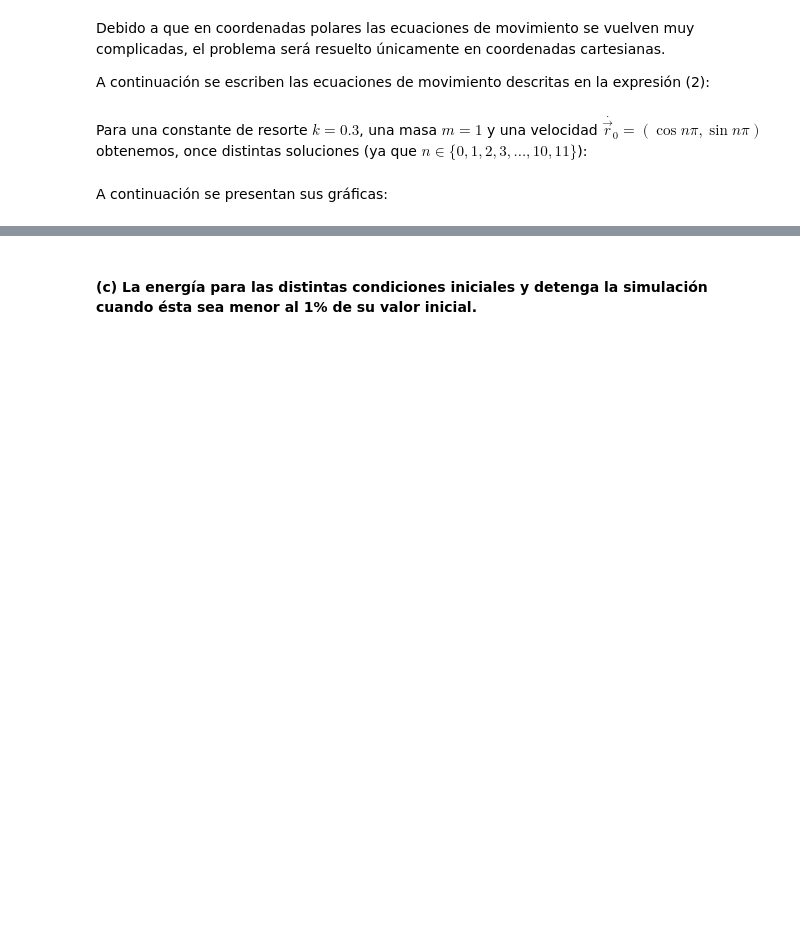
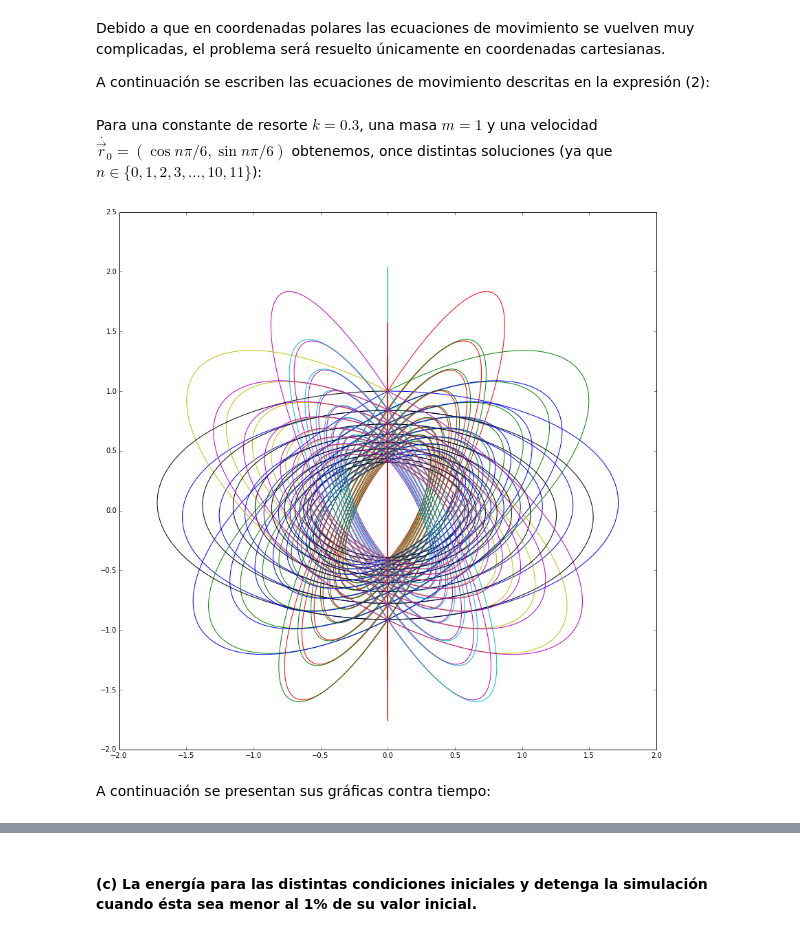
Before and after one commit to Erandii/Tareas, a Jupyter notebook: Tareas/TAREA-EXAMEN.1/Pregunta_1.ipynb, the cells around one changed output, grey strips where cells are left out. Saved outputs shown, nothing was run; the diff lists cells and outputs as text; code cells hidden in the pictures; blank space fills up the shorter version.

```diff
--- a/Tareas/TAREA-EXAMEN.1/Pregunta_1.ipynb
+++ b/Tareas/TAREA-EXAMEN.1/Pregunta_1.ipynb
@@ -237,7 +237,17 @@ def ec_mov(x,t,z):
 
     return array([dot_x,dot_y,ddot_x,ddot_y])
 # %% [markdown]
-Para una constante de resorte $k=0.3$, una masa $m=1$ y una velocidad $\dot{\vec{r}_0} = (\cos n\pi , \sin n\pi)$ obtenemos, once distintas soluciones (ya que $n \in \{0,1,2,3,...,10,11\}$):
+Para una constante de resorte $k=0.3$, una masa $m=1$ y una velocidad $\dot{\vec{r}_0} = (\cos n\pi/6 , \sin n\pi/6)$ obtenemos, once distintas soluciones (ya que $n \in \{0,1,2,3,...,10,11\}$):
+# %%
+fig = figure(figsize=(14,14))
+#algo= [n*pi/6. for n in range(12)]
+for j in xrange(12):
+    t,sol=rk4(ec_mov,[0,1,cos(j*pi/6),sin(j*pi/6)],[0,100],[0.1,0.2,0.3,1])
+    #inicio = array[0,1,cos(algo[j]),sin(algo[j])]
+    #t,sol=rk4(ec_mov,inicio, [0,100] ,[0.1,0.2,0.3,1])
+    plot(sol[:,0],sol[:,1],label='v=(cos(j*pi/6),sin(j*pi/6))')
+# %% [output]
+[figure, added]
 # %%
 t_0,sol_0=rk4(ec_mov,[0,1,cos(0*pi),sin(0*pi)],[0,100],[0.1,0.2,0.3,1])
 t_1,sol_1=rk4(ec_mov,[0,1,cos(1*pi),sin(1*pi)],[0,100],[0.1,0.2,0.3,1])
@@ -252,7 +262,7 @@ t_9,sol_9=rk4(ec_mov,[0,1,cos(9*pi),sin(9*pi)],[0,100],[0.1,0.2,0.3,1])
 t_10,sol_10=rk4(ec_mov,[0,1,cos(10*pi),sin(10*pi)],[0,100],[0.1,0.2,0.3,1])
 t_11,sol_11=rk4(ec_mov,[0,1,cos(11*pi),sin(11*pi)],[0,100],[0.1,0.2,0.3,1])
 # %% [markdown]
-A continuación se presentan sus gráficas:
+A continuación se presentan sus gráficas contra tiempo:
 # %%
 def grafica(t,ec,n):
     a, = plot(t,ec[:,0])
```
Also changed, not shown: parts of 10 cells of this notebook, 2 other files.
